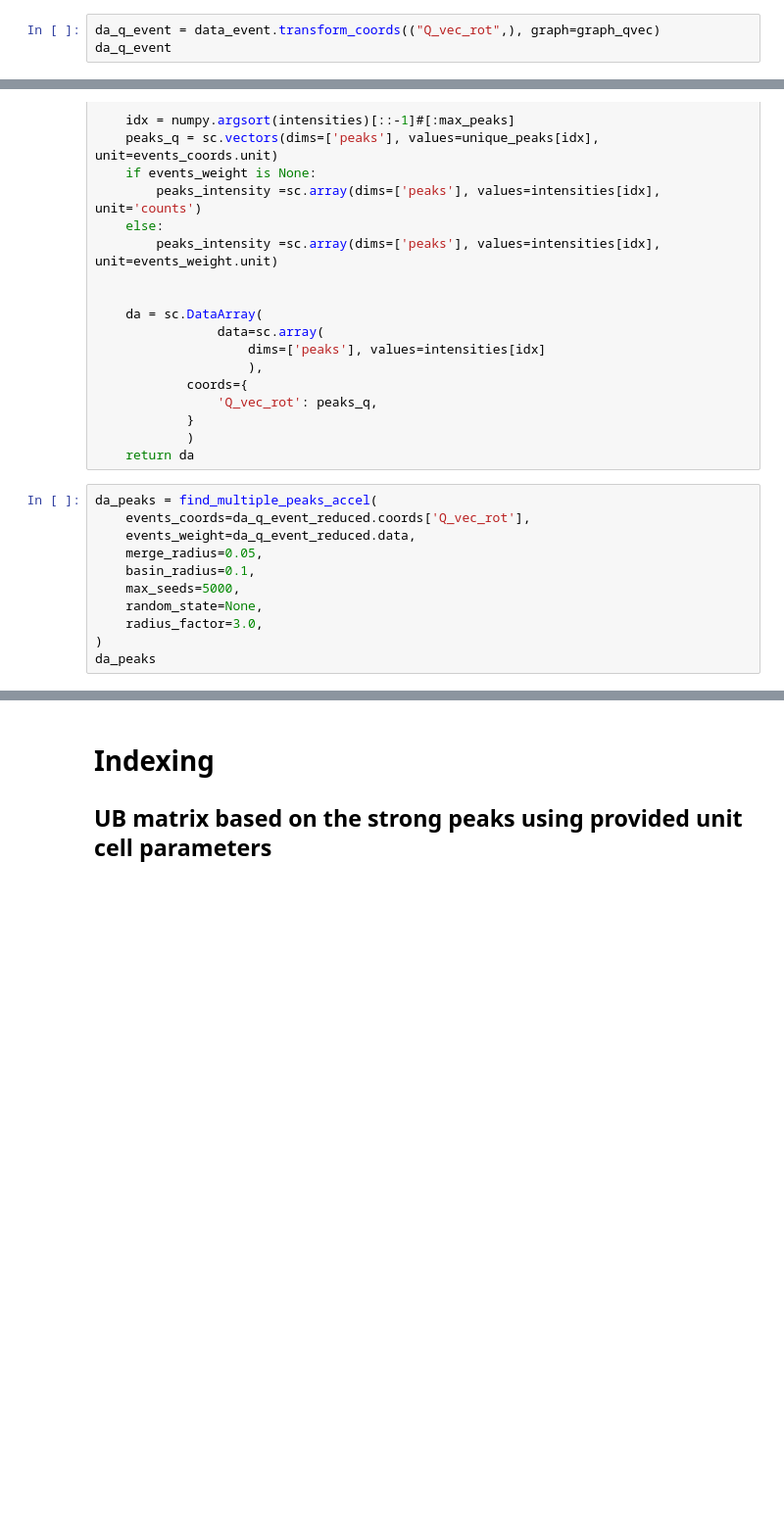
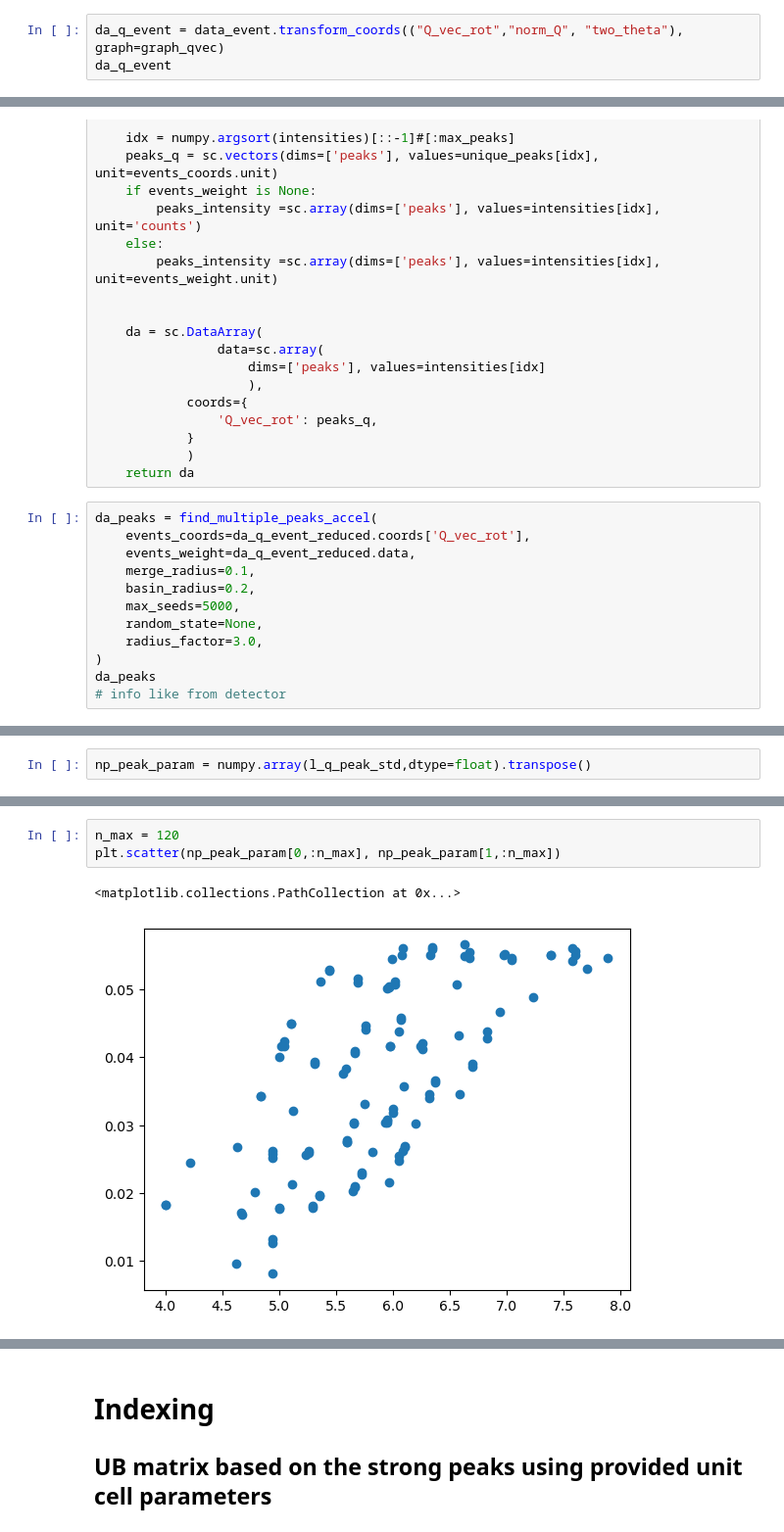
Before and after one commit to scipp/magic-notebooks, a Jupyter notebook: scipp_code.ipynb, the cells around one changed output, grey strips where cells are left out. Shown at 98% size. Saved outputs shown, nothing was run; the diff lists cells and outputs as text; blank space fills up the shorter version.

Commit message:
skeleton for SC data reduction

```diff
--- a/scipp_code.ipynb
+++ b/scipp_code.ipynb
@@ -472,7 +506,7 @@ Data:
 # %% [markdown]
 ## Transform to Q-space
 # %%
-da_q_event = data_event.transform_coords(("Q_vec_rot",), graph=graph_qvec)
+da_q_event = data_event.transform_coords(("Q_vec_rot","norm_Q", "two_theta"), graph=graph_qvec)
 da_q_event
 # %% [output]
 <scipp.DataArray>
@@ -708,12 +747,13 @@ def find_multiple_peaks_accel(
 da_peaks = find_multiple_peaks_accel(
     events_coords=da_q_event_reduced.coords['Q_vec_rot'],
     events_weight=da_q_event_reduced.data,
-    merge_radius=0.05,
-    basin_radius=0.1,
+    merge_radius=0.1,
+    basin_radius=0.2,
     max_seeds=5000,
     random_state=None,
     radius_factor=3.0,
 )
 da_peaks
+# info like from detector
 # %% [output]
 <scipp.DataArray>
@@ -724,0 +814,2 @@ Data:
+# %%
+np_peak_param = numpy.array(l_q_peak_std,dtype=float).transpose()
@@ -724,0 +836,6 @@ Data:
+# %%
+n_max = 120
+plt.scatter(np_peak_param[0,:n_max], np_peak_param[1,:n_max])
+# %% [output]
+<matplotlib.collections.PathCollection at 0x...>
+[figure, added]
```
Also changed, not shown: parts of 76 cells of this notebook.
